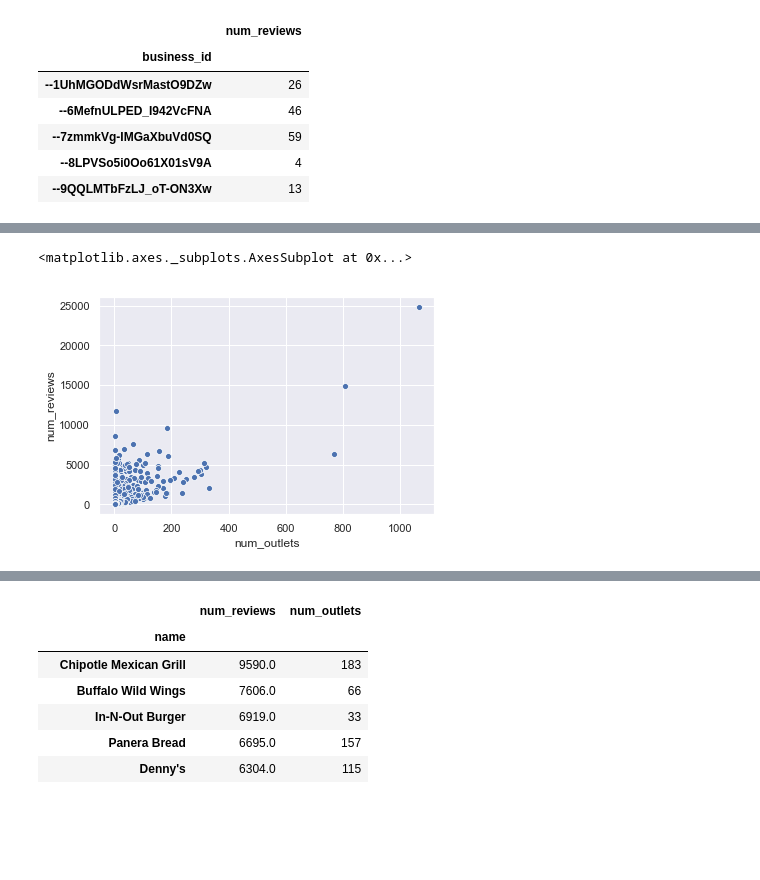
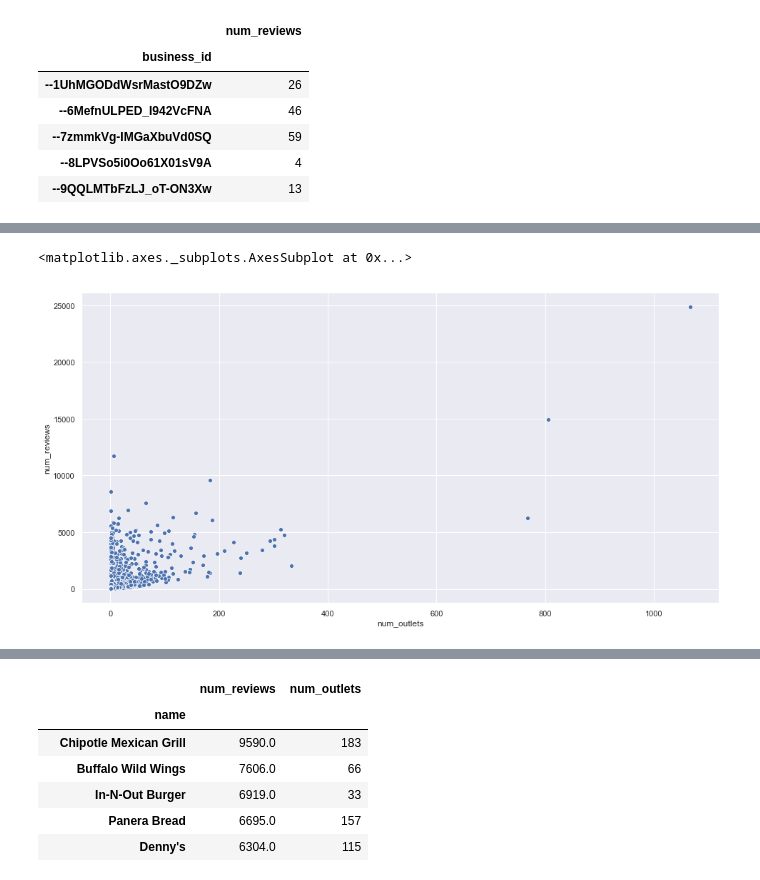
Before and after one commit to leeyenter/bt4014-yelp, a Jupyter notebook: Business Analysis - YT.ipynb, the cells around one changed output, grey strips where cells are left out. Cells and saved outputs as stored; diff of their text form; code cells hidden in the pictures; blank space fills up the shorter version.

```diff
--- a/Business Analysis - YT.ipynb
+++ b/Business Analysis - YT.ipynb
@@ -108,7 +123,10 @@ Text(0.5, 0, 'No. of outlets')
 # %%
+fig, ax = plt.subplots(figsize=(16, 8))
 sns.scatterplot(x = df.num_outlets, y = df.num_reviews)
 # plt.yscale('log')
 # plt.xscale('log')
+# plt.ylim(1, df.num_reviews.max())
+# plt.xlim(1, df.num_outlets.max())
 # %% [output]
 <matplotlib.axes._subplots.AxesSubplot at 0x...>
-[figure, old version]
+[figure, new version]
```
Also changed, not shown: parts of 6 cells of this notebook, 1 other file.
